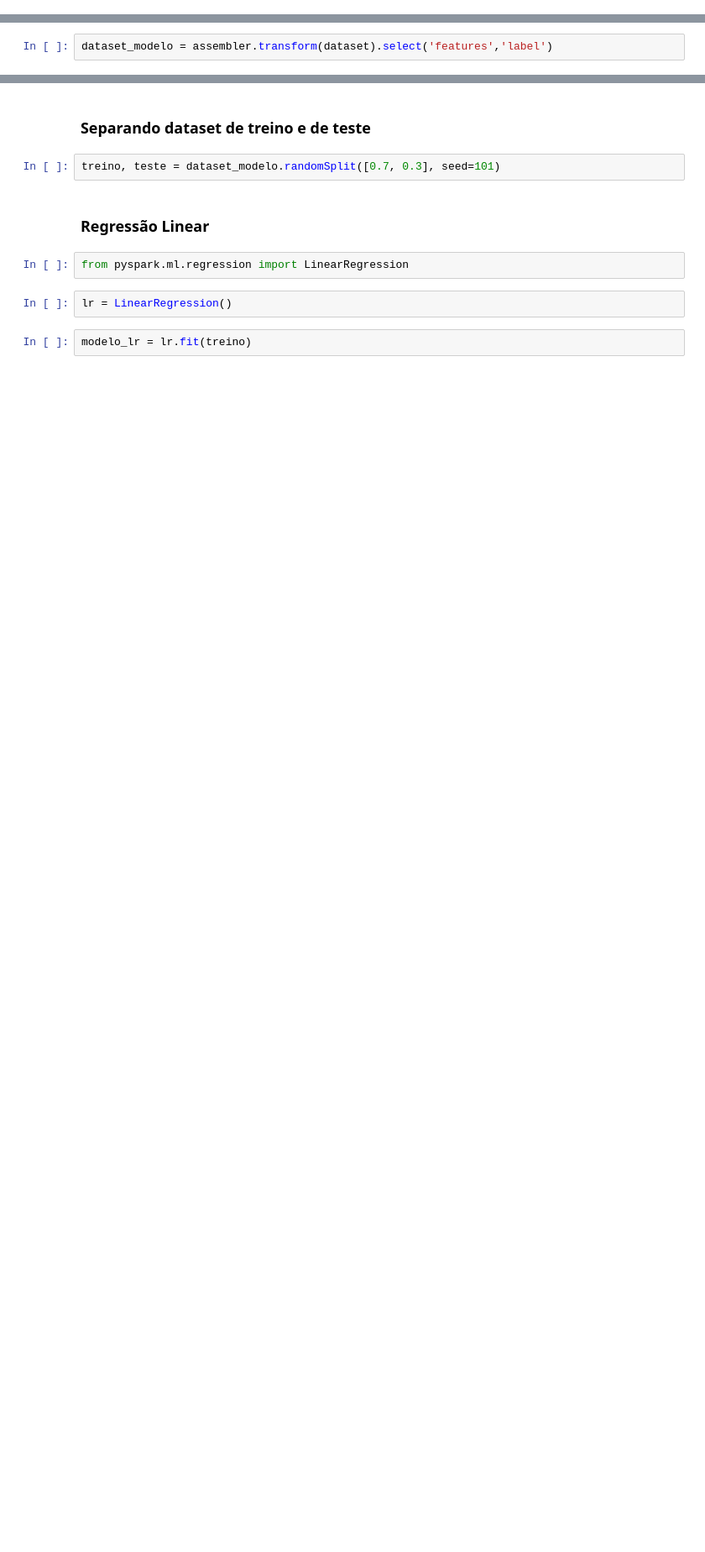
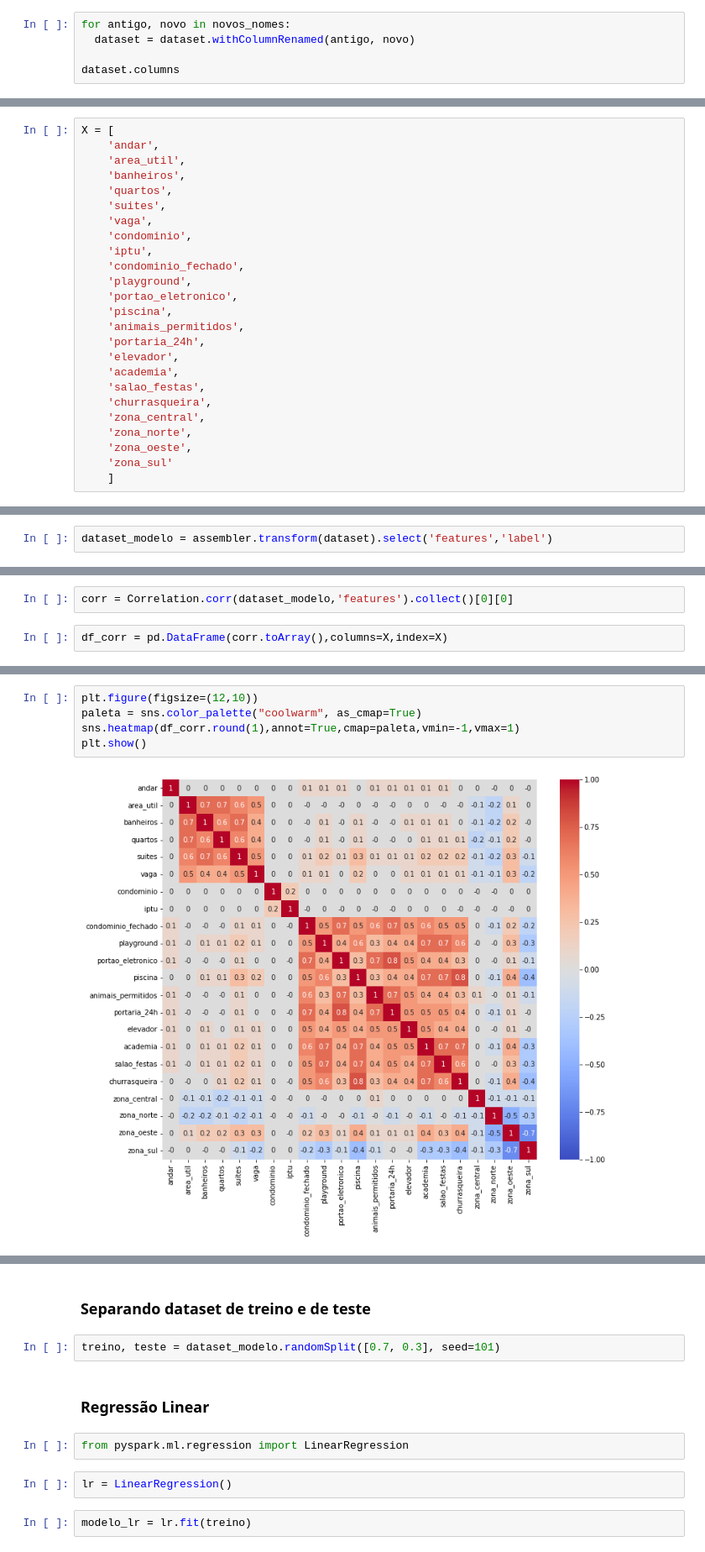
Before and after one commit to sarahgruetz/AluraChallenge_DS_2, a Jupyter notebook: Alura_Challenge_semana_2.ipynb, the cells around one changed output, grey strips where cells are left out. Shown at 84% size. Drawn from its saved outputs; the diff is of its cells as text; blank space fills up the shorter version.

Commit message:
testando modelos

```diff
--- a/Alura_Challenge_semana_2.ipynb
+++ b/Alura_Challenge_semana_2.ipynb
@@ -401,0 +555,5 @@ root
+# %%
+for antigo, novo in novos_nomes:
+  dataset = dataset.withColumnRenamed(antigo, novo)
+
+dataset.columns
@@ -457,0 +613,25 @@ X = [
+# %%
+X = [
+    'andar',
+    'area_util',
+    'banheiros',
+    'quartos',
+    'suites',
+    'vaga',
+    'condominio',
+    'iptu',
+    'condominio_fechado',
+    'playground',
+    'portao_eletronico',
+    'piscina',
+    'animais_permitidos',
+    'portaria_24h',
+    'elevador',
+    'academia',
+    'salao_festas',
+    'churrasqueira',
+    'zona_central',
+    'zona_norte',
+    'zona_oeste',
+    'zona_sul'
+    ]
@@ -479,0 +669,4 @@ only showing top 10 rows
+# %%
+corr = Correlation.corr(dataset_modelo,'features').collect()[0][0]
+# %%
+df_corr = pd.DataFrame(corr.toArray(),columns=X,index=X)
@@ -479,0 +676,7 @@ only showing top 10 rows
+# %%
+plt.figure(figsize=(12,10))
+paleta = sns.color_palette("coolwarm", as_cmap=True)
+sns.heatmap(df_corr.round(1),annot=True,cmap=paleta,vmin=-1,vmax=1)
+plt.show()
+# %% [output]
+[figure, added]
```
Also changed, not shown: parts of 93 cells of this notebook.
